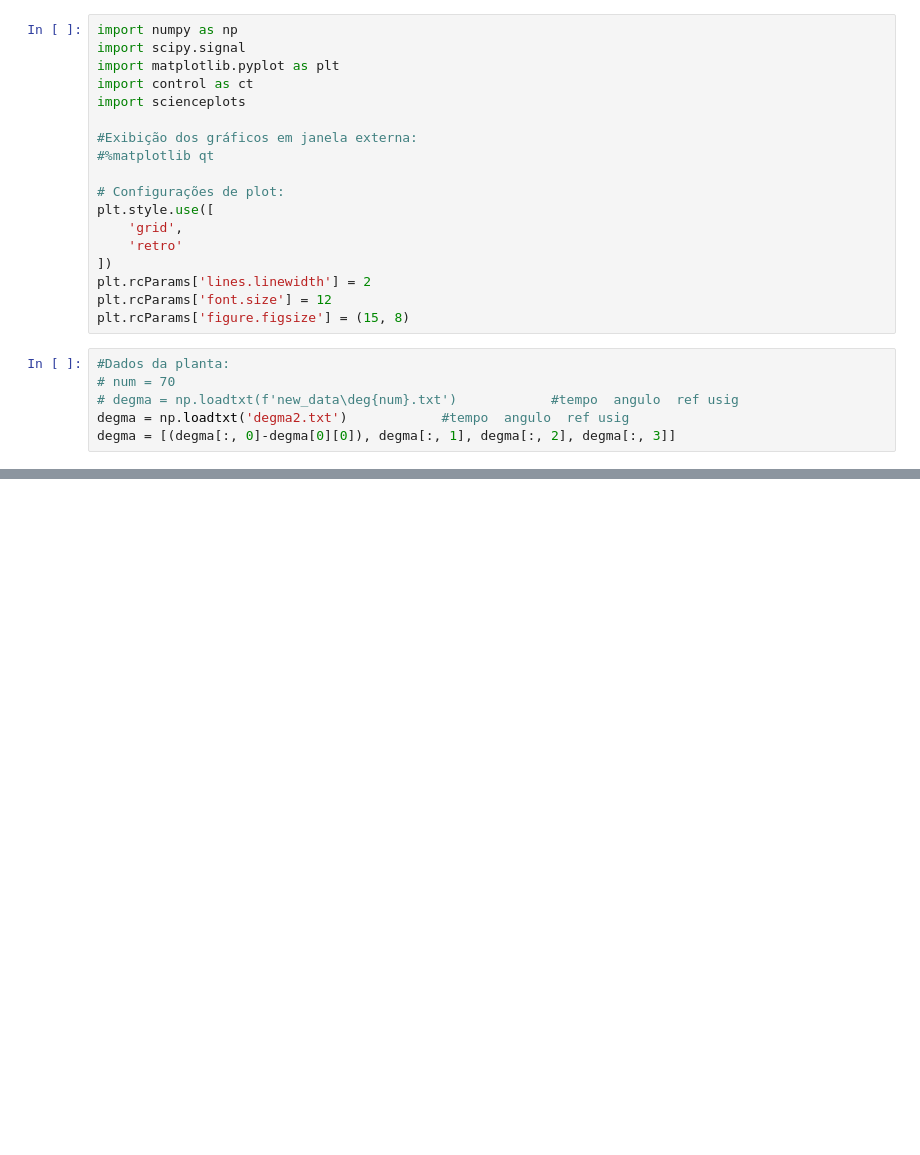
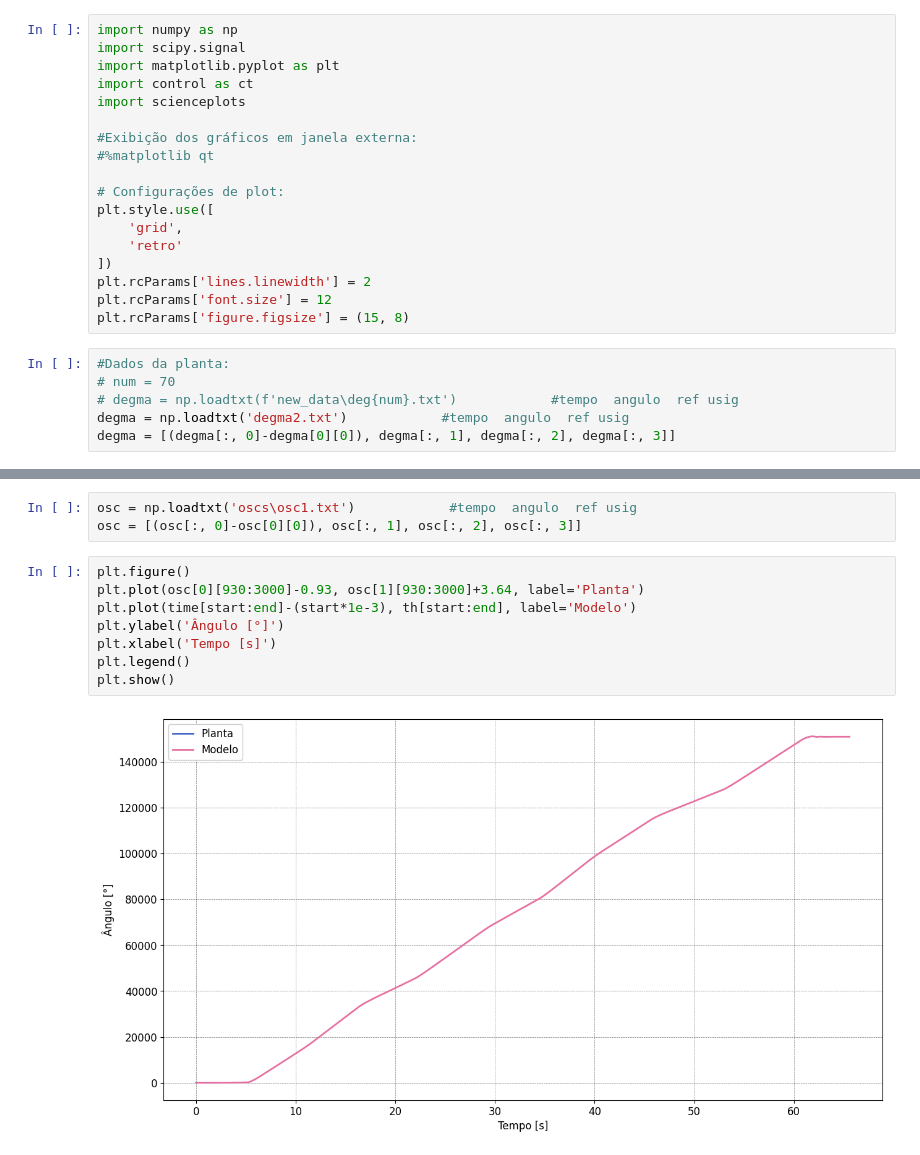
Before and after one commit to ErickNMA/LCD, a Jupyter notebook: Relatorio 1/ensaios_planta/fan-plate_SIM.ipynb, the cells around one changed output, grey strips where cells are left out. Saved outputs shown, nothing was run; the diff lists cells and outputs as text; blank space fills up the shorter version.

```diff
--- a/Relatorio 1/ensaios_planta/fan-plate_SIM.ipynb
+++ b/Relatorio 1/ensaios_planta/fan-plate_SIM.ipynb
@@ -190,0 +194,13 @@ x
+# %%
+osc = np.loadtxt('oscs\osc1.txt')            #tempo  angulo  ref usig
+osc = [(osc[:, 0]-osc[0][0]), osc[:, 1], osc[:, 2], osc[:, 3]]
+# %%
+plt.figure()
+plt.plot(osc[0][930:3000]-0.93, osc[1][930:3000]+3.64, label='Planta')
+plt.plot(time[start:end]-(start*1e-3), th[start:end], label='Modelo')
+plt.ylabel('Ângulo [°]')
+plt.xlabel('Tempo [s]')
+plt.legend()
+plt.show()
+# %% [output]
+[figure, added]
```
Also changed, not shown: parts of 6 cells of this notebook, 7 other files.
